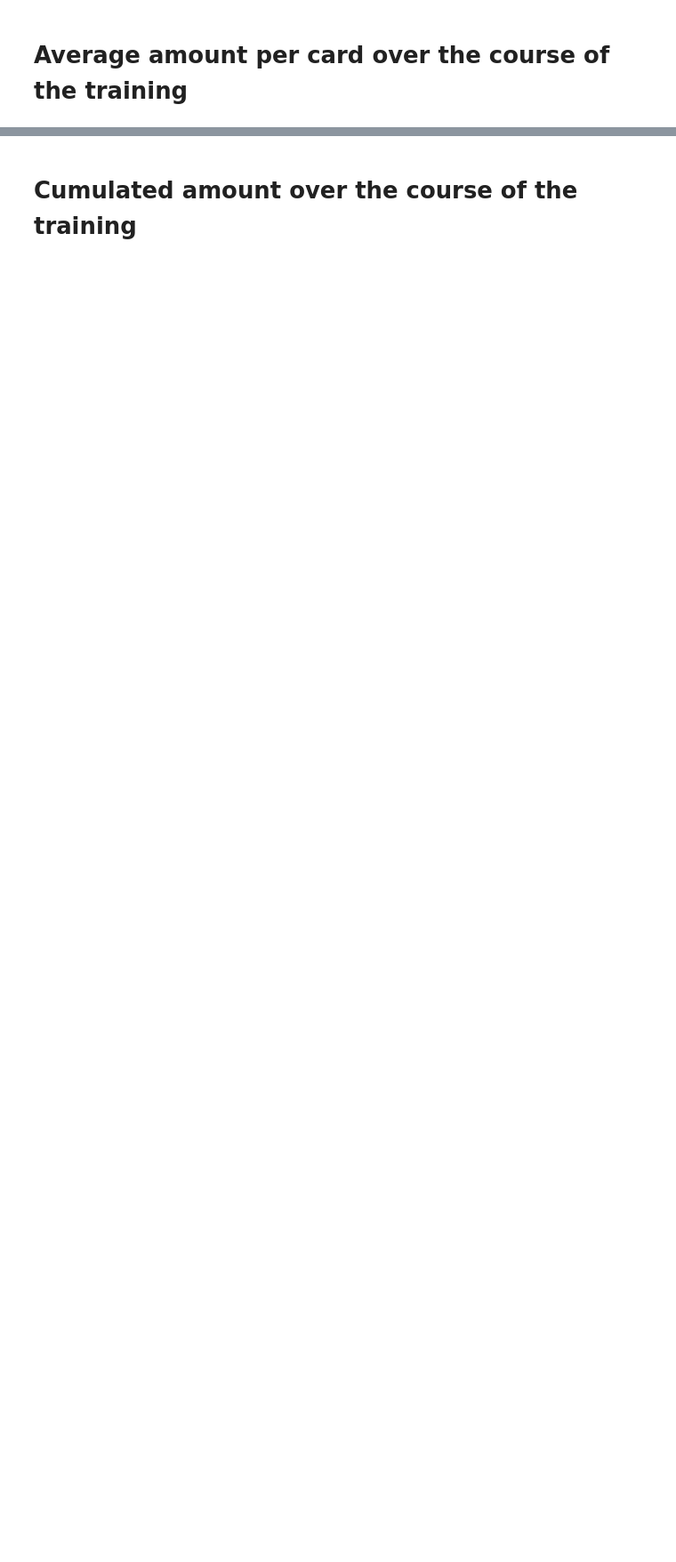
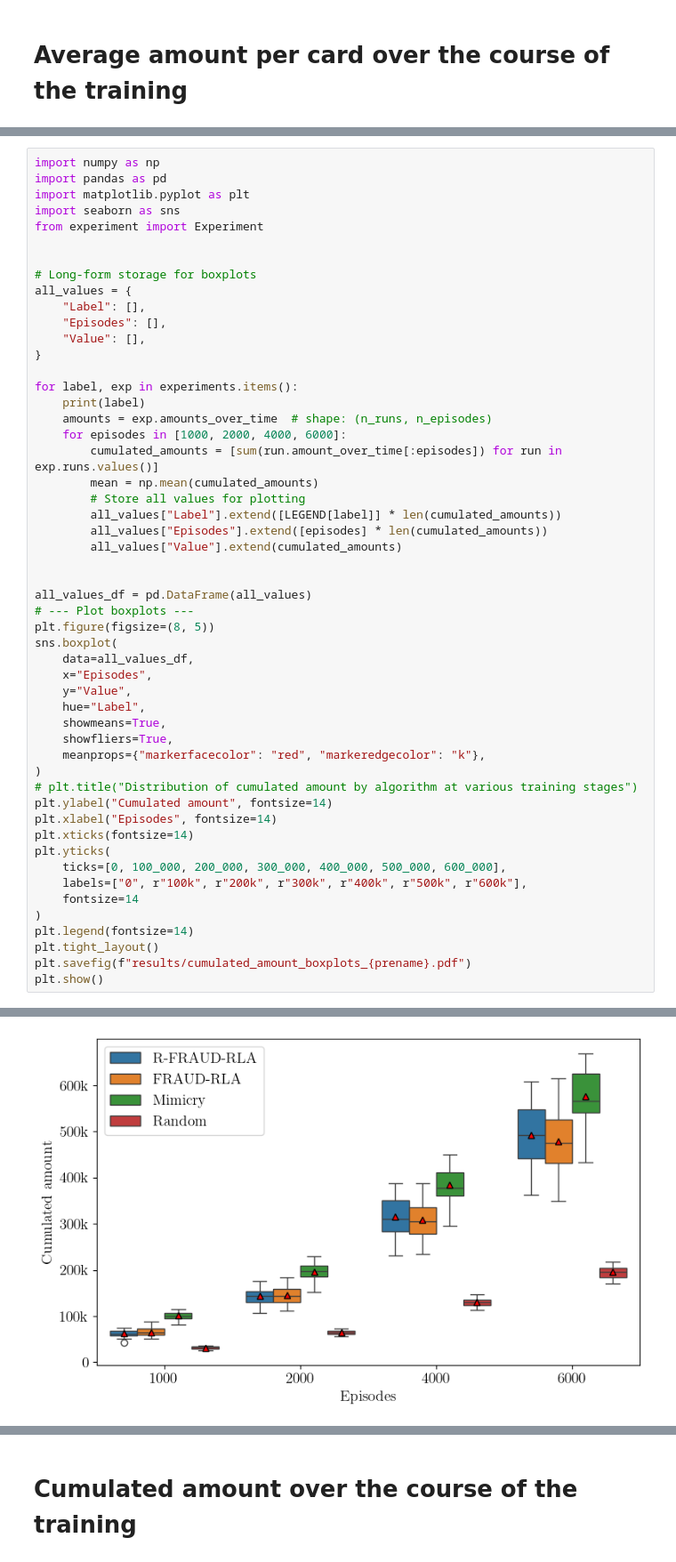
Before and after one commit to FaramirHurin/RL_Attack_September24, a Jupyter notebook: agents-comparison.ipynb, the cells around one changed output, grey strips where cells are left out. Shown at 89% size. Cells and saved outputs as stored; diff of their text form; blank space fills up the shorter version.

```diff
--- a/agents-comparison.ipynb
+++ b/agents-comparison.ipynb
@@ -89,0 +89,53 @@ baseline
+# %%
+import numpy as np
+import pandas as pd
+import matplotlib.pyplot as plt
+import seaborn as sns
+from experiment import Experiment
+
+
+# Long-form storage for boxplots
+all_values = {
+    "Label": [],
+    "Episodes": [],
+    "Value": [],
+}
+
+for label, exp in experiments.items():
+    print(label)
+    amounts = exp.amounts_over_time  # shape: (n_runs, n_episodes)
+    for episodes in [1000, 2000, 4000, 6000]:
+        cumulated_amounts = [sum(run.amount_over_time[:episodes]) for run in exp.runs.values()]
+        mean = np.mean(cumulated_amounts)
+        # Store all values for plotting
+        all_values["Label"].extend([LEGEND[label]] * len(cumulated_amounts))
+        all_values["Episodes"].extend([episodes] * len(cumulated_amounts))
+        all_values["Value"].extend(cumulated_amounts)
+
+
+all_values_df = pd.DataFrame(all_values)
+# --- Plot boxplots ---
+plt.figure(figsize=(8, 5))
+sns.boxplot(
+    data=all_values_df,
+    x="Episodes",
+    y="Value",
+    hue="Label",
+    showmeans=True,
+    showfliers=True,
+    meanprops={"markerfacecolor": "red", "markeredgecolor": "k"},
+)
+# plt.title("Distribution of cumulated amount by algorithm at various training stages")
+plt.ylabel("Cumulated amount", fontsize=14)
+plt.xlabel("Episodes", fontsize=14)
+plt.xticks(fontsize=14)
+plt.yticks(
+    ticks=[0, 100_000, 200_000, 300_000, 400_000, 500_000, 600_000],
+    labels=["0", r"100k", r"200k", r"300k", r"400k", r"500k", r"600k"],
+    fontsize=14
+)
+plt.legend(fontsize=14)
+plt.tight_layout()
+plt.savefig(f"results/cumulated_amount_boxplots_{prename}.pdf")
+plt.show()
+# %% [output]
@@ -89,0 +146 @@ baseline
+[figure, added]
```
Also changed, not shown: parts of 13 cells of this notebook.
